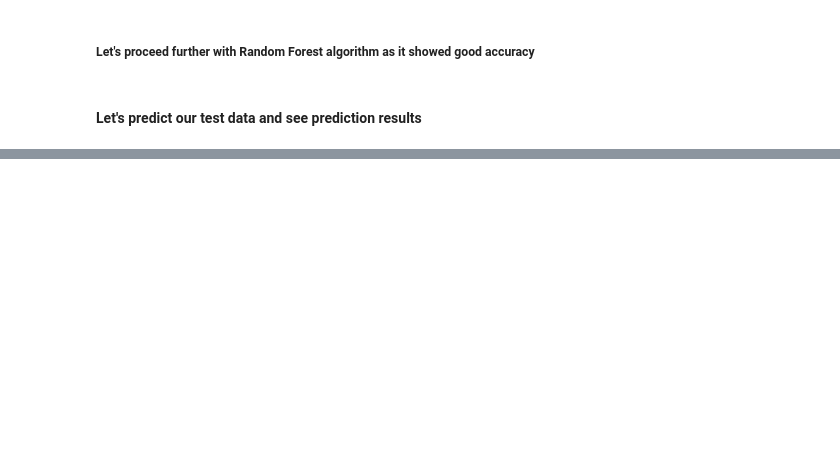
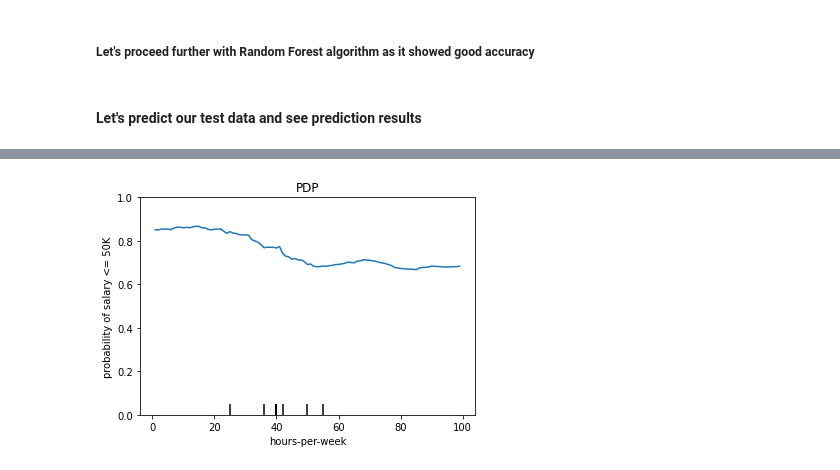
Before and after one commit to helmuthb/SPEML-2020, a Jupyter notebook: ex2/adult_kaggle_code.ipynb, the cells around one changed output, grey strips where cells are left out. Saved outputs shown, nothing was run; the diff lists cells and outputs as text; code cells hidden in the pictures; blank space fills up the shorter version.

```diff
--- a/ex2/adult_kaggle_code.ipynb
+++ b/ex2/adult_kaggle_code.ipynb
@@ -638,3 +638,13 @@ plt.show()
+# %%
+plot_partial_dependence(randomForest, X_train, ['hours-per-week'])
+
+plt.title('PDP')
+plt.ylabel("probability of salary <= 50K")
+plt.ylim(0,1)
+
+plt.show()
+# %% [output]
+[figure, added]
 # %%
 print ('-'*40)
 print ('Accuracy score:')
```
Also changed, not shown: parts of 6 cells of this notebook, 11 other files.
